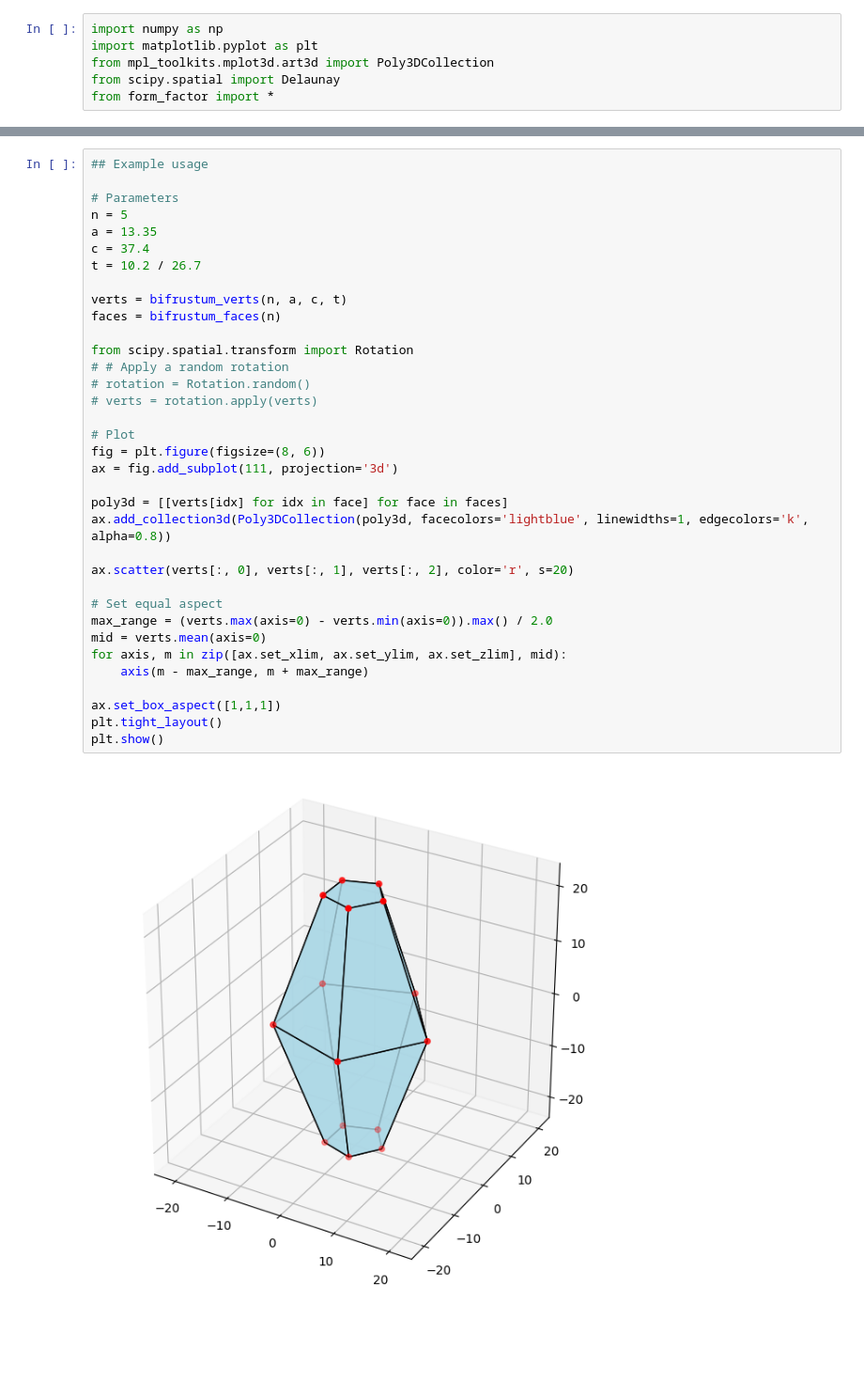
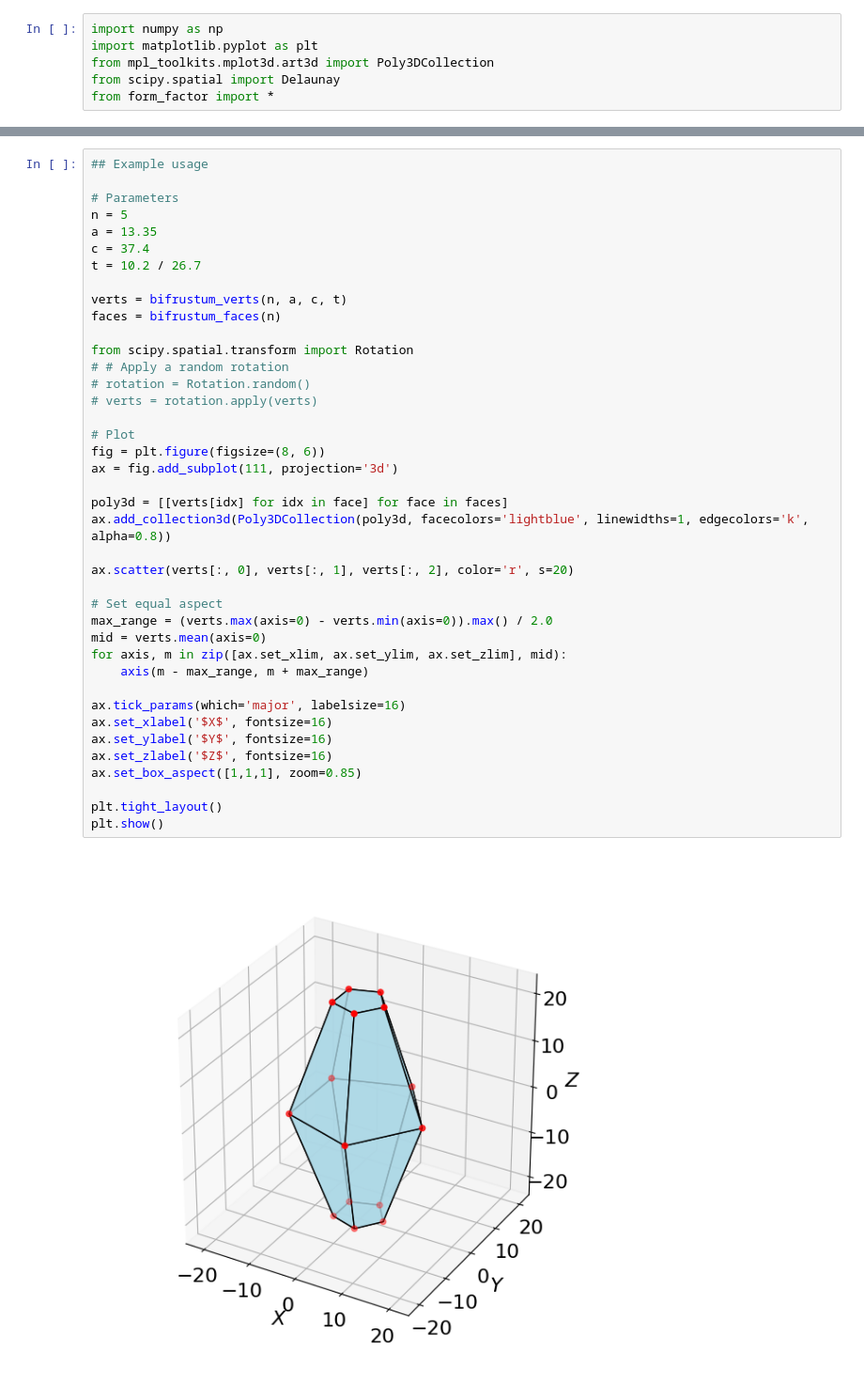
Before and after one commit to ch-tung/simplex_scattering, a Jupyter notebook: test_bipyramid.ipynb, the cells around one changed output, grey strips where cells are left out. Shown at 94% size. Drawn from its saved outputs; the diff is of its cells as text; blank space fills up the shorter version.

```diff
--- a/test_bipyramid.ipynb
+++ b/test_bipyramid.ipynb
@@ -186,35 +250,40 @@ n = 5
 a = 13.35
 c = 37.4
 t = 10.2 / 26.7
 
 verts = bifrustum_verts(n, a, c, t)
 faces = bifrustum_faces(n)
 
 from scipy.spatial.transform import Rotation
 # # Apply a random rotation
 # rotation = Rotation.random()
 # verts = rotation.apply(verts)
 
 # Plot
 fig = plt.figure(figsize=(8, 6))
 ax = fig.add_subplot(111, projection='3d')
 
 poly3d = [[verts[idx] for idx in face] for face in faces]
 ax.add_collection3d(Poly3DCollection(poly3d, facecolors='lightblue', linewidths=1, edgecolors='k', alpha=0.8))
 
 ax.scatter(verts[:, 0], verts[:, 1], verts[:, 2], color='r', s=20)
 
 # Set equal aspect
 max_range = (verts.max(axis=0) - verts.min(axis=0)).max() / 2.0
 mid = verts.mean(axis=0)
 for axis, m in zip([ax.set_xlim, ax.set_ylim, ax.set_zlim], mid):
     axis(m - max_range, m + max_range)
 
-ax.set_box_aspect([1,1,1])
+ax.tick_params(which='major', labelsize=16)
+ax.set_xlabel('$X$', fontsize=16)
+ax.set_ylabel('$Y$', fontsize=16)
+ax.set_zlabel('$Z$', fontsize=16)
+ax.set_box_aspect([1,1,1], zoom=0.85)
+
 plt.tight_layout()
 plt.show()
 # %% [output]
-[figure, old version]
+[figure, new version]
 # %%
 # Dissect the bifrustum into tetrahedra
 delaunay = Delaunay(verts)
```
Also changed, not shown: parts of 12 cells of this notebook.
